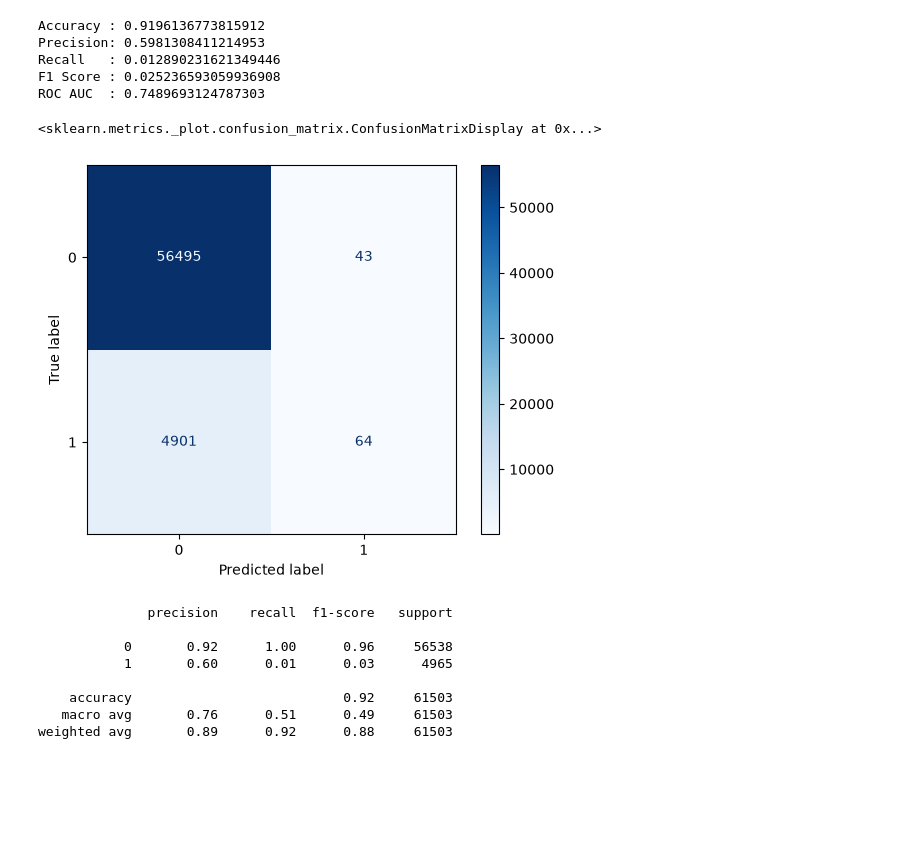
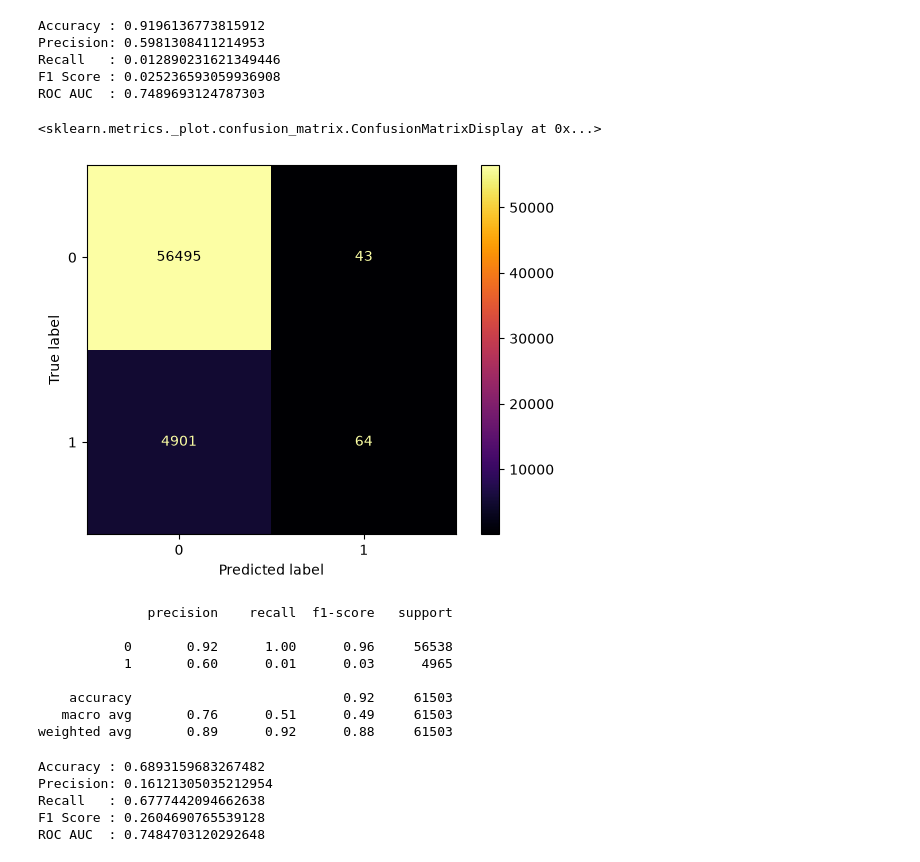
Before and after one commit to Swarnim-Singh-byte/LoanLens, a Jupyter notebook: notebooks/03_preprocessing_data.ipynb, the cells around one changed output. Saved outputs shown, nothing was run; the diff lists cells and outputs as text; code cells hidden in the pictures; blank space fills up the shorter version.

Commit message:
Update conclusion with baseline vs balanced model comparison

```diff
--- a/notebooks/03_preprocessing_data.ipynb
+++ b/notebooks/03_preprocessing_data.ipynb
@@ -269,8 +289,8 @@ The results from this model will be used as a reference when comparing more adva
 from sklearn.linear_model import LogisticRegression
 # %%
 log_reg = LogisticRegression(
-    max_iter=1000,
-    random_state=42
+    max_iter = 1000,
+    random_state = 42,
 )
 # %%
 log_reg.fit(X_train_processed, y_train)
@@ -304,10 +324,10 @@ ROC AUC  : 0.7489693124787303
 # %%
 from sklearn.metrics import ConfusionMatrixDisplay
 
-ConfusionMatrixDisplay.from_predictions(y_test, y_pred, cmap = "Blues")
+ConfusionMatrixDisplay.from_predictions(y_test, y_pred, cmap = "inferno")
 # %% [output]
 <sklearn.metrics._plot.confusion_matrix.ConfusionMatrixDisplay at 0x...>
-[figure, old version]
+[figure, new version]
 # %%
 print(classification_report(y_test, y_pred))
 # %% [output]
@@ -319,3 +339,27 @@ print(classification_report(y_test, y_pred))
     accuracy                           0.92     61503
    macro avg       0.76      0.51      0.49     61503
 weighted avg       0.89      0.92      0.88     61503
+# %%
+#let's balance the class
+log_reg_balanced = LogisticRegression(
+    max_iter=1000,
+    random_state=42,
+    class_weight="balanced"
+)
+
+log_reg_balanced.fit(X_train_processed, y_train)
+
+y_pred_balanced = log_reg_balanced.predict(X_test_processed)
+y_prob_balanced = log_reg_balanced.predict_proba(X_test_processed)[:, 1]
+
+print("Accuracy :", accuracy_score(y_test, y_pred_balanced))
+print("Precision:", precision_score(y_test, y_pred_balanced))
+print("Recall   :", recall_score(y_test, y_pred_balanced))
+print("F1 Score :", f1_score(y_test, y_pred_balanced))
+print("ROC AUC  :", roc_auc_score(y_test, y_prob_balanced))
+# %% [output]
+Accuracy : 0.6893159683267482
+Precision: 0.16121305035212954
+Recall   : 0.6777442094662638
+F1 Score : 0.2604690765539128
+ROC AUC  : 0.7484703120292648
```
Also changed, not shown: parts of 6 cells of this notebook.
